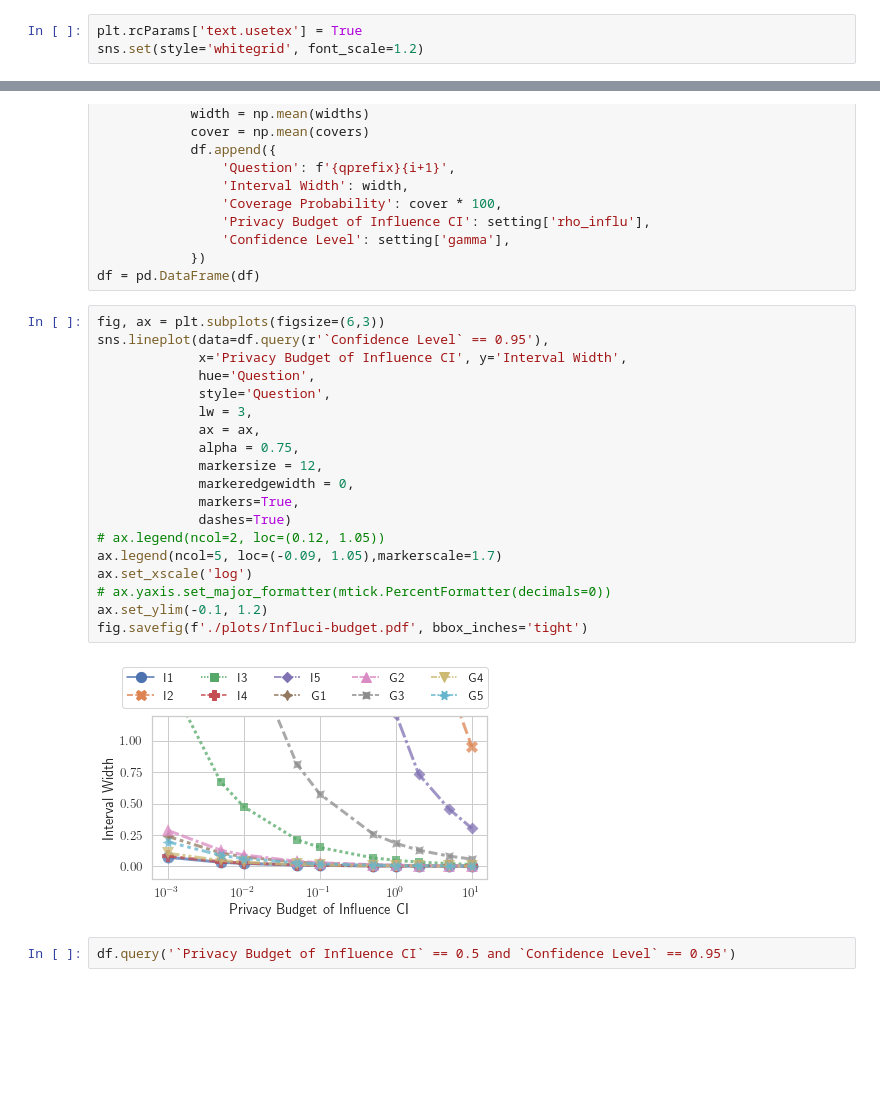
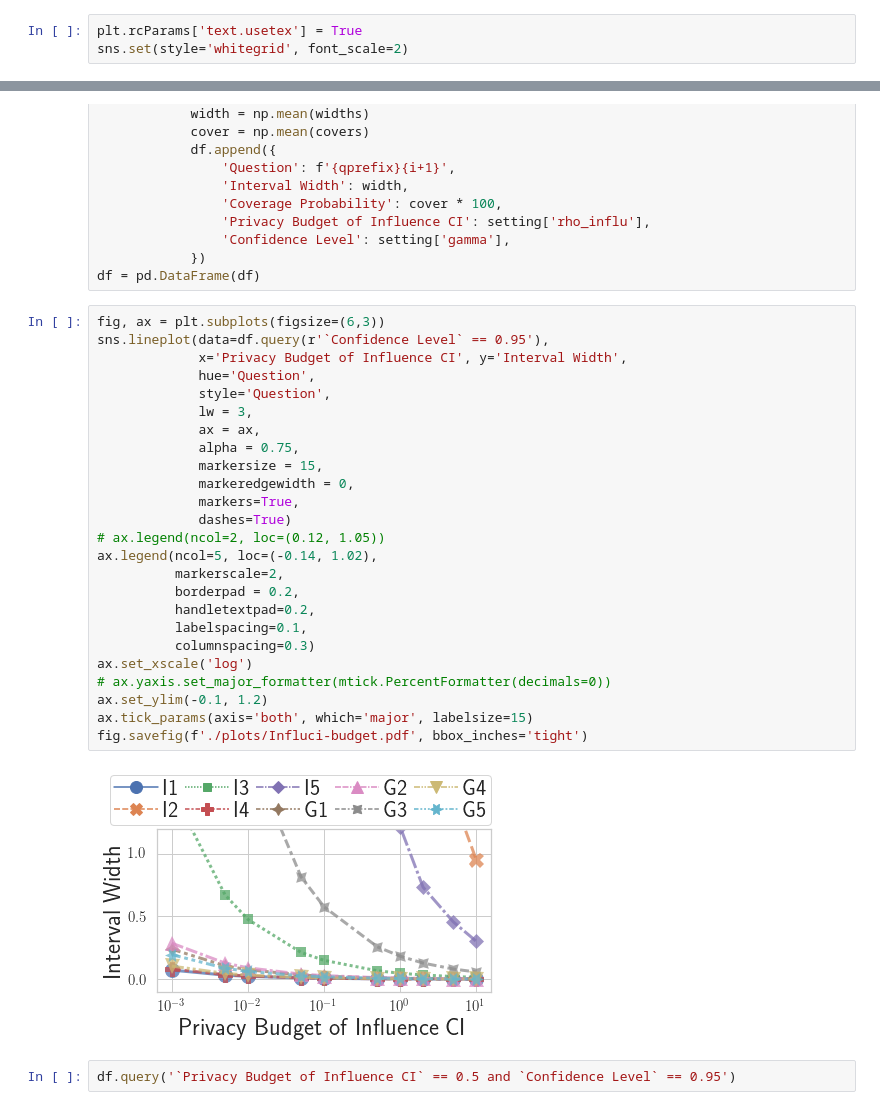
Before and after one commit to yuchaotao/Private-Explanation-System, a Jupyter notebook: experiment-2/finding/influ-ci.ipynb, the cells around one changed output, grey strips where cells are left out. Drawn from its saved outputs; the diff is of its cells as text; blank space fills up the shorter version.

Commit message:
[+] update figures

```diff
--- a/experiment-2/finding/influ-ci.ipynb
+++ b/experiment-2/finding/influ-ci.ipynb
@@ -37,7 +37,7 @@ import ipums.questions as ipums_questions
 import ipums.parameters as ipums_parameters
 # %%
 plt.rcParams['text.usetex'] = True
-sns.set(style='whitegrid', font_scale=1.2)
+sns.set(style='whitegrid', font_scale=2)
 # %%
 df = []
 
@@ -96,24 +96,30 @@ df = pd.DataFrame(df)
 # %%
 fig, ax = plt.subplots(figsize=(6,3))
 sns.lineplot(data=df.query(r'`Confidence Level` == 0.95'),
              x='Privacy Budget of Influence CI', y='Interval Width',
              hue='Question',
              style='Question',
              lw = 3,
              ax = ax,
              alpha = 0.75,
-             markersize = 12,
+             markersize = 15,
              markeredgewidth = 0,
              markers=True,
              dashes=True)
 # ax.legend(ncol=2, loc=(0.12, 1.05))
-ax.legend(ncol=5, loc=(-0.09, 1.05),markerscale=1.7)
+ax.legend(ncol=5, loc=(-0.14, 1.02),
+          markerscale=2,
+          borderpad = 0.2,
+          handletextpad=0.2,
+          labelspacing=0.1,
+          columnspacing=0.3)
 ax.set_xscale('log')
 # ax.yaxis.set_major_formatter(mtick.PercentFormatter(decimals=0))
 ax.set_ylim(-0.1, 1.2)
+ax.tick_params(axis='both', which='major', labelsize=15)
 fig.savefig(f'./plots/Influci-budget.pdf', bbox_inches='tight')
 # %% [output]
-[figure, old version]
+[figure, new version]
 # %%
 df.query('`Privacy Budget of Influence CI` == 0.5 and `Confidence Level` == 0.95')
 # %% [output]
```
Also changed, not shown: 11 other files.
